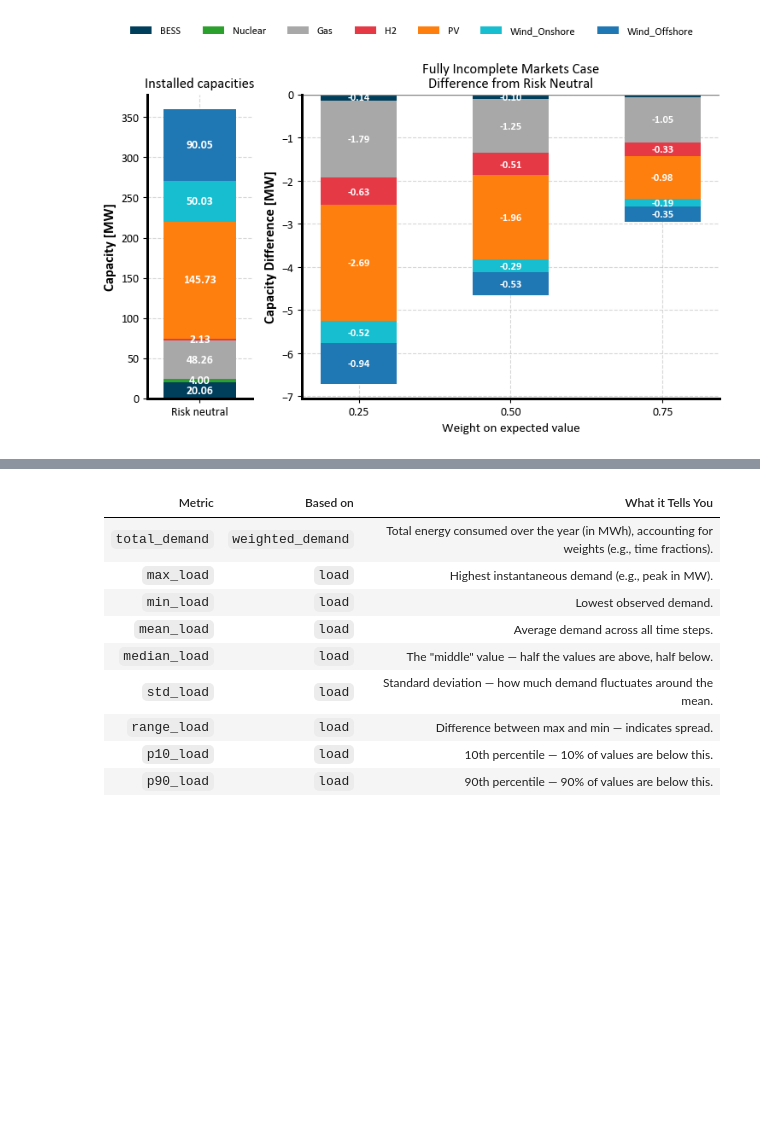
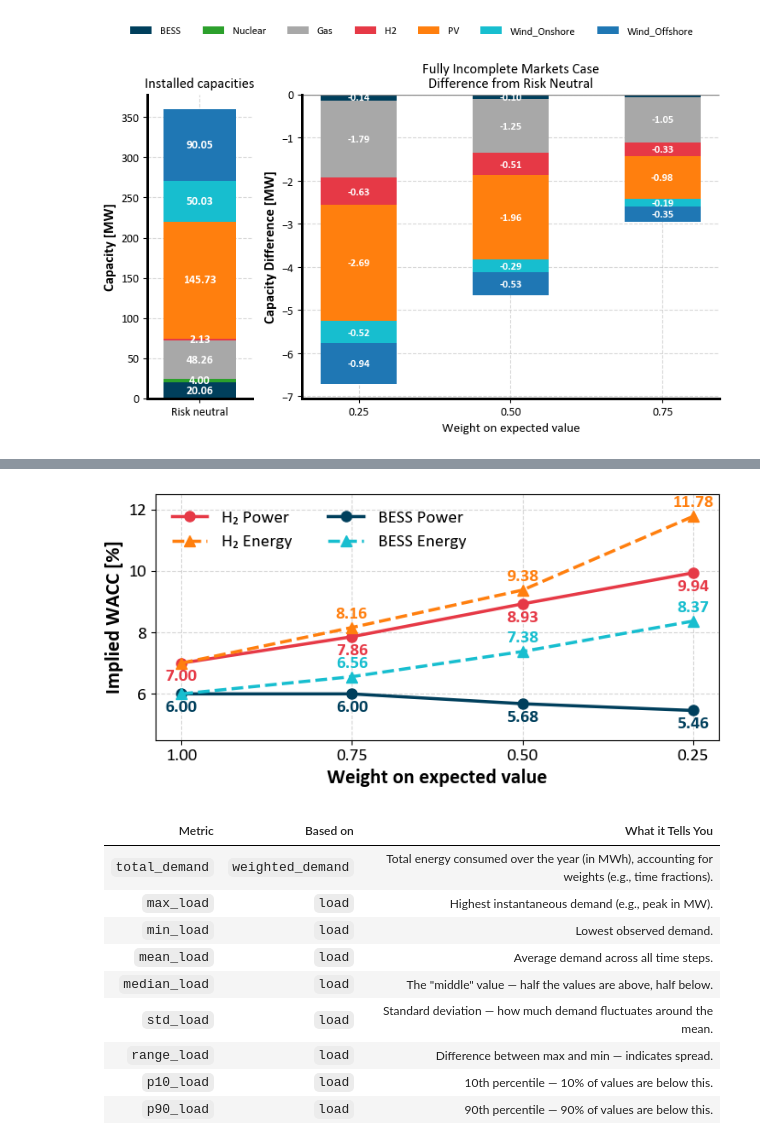
Before and after one commit to Andreas-Makrides-ICL/msc-thesis-incomplete-markets-LDES, a Jupyter notebook: models/Extra/Comparison_central_planner_ADMM/plotting_results.ipynb, the cells around one changed output, grey strips where cells are left out. Saved outputs shown, nothing was run; the diff lists cells and outputs as text; code cells hidden in the pictures; blank space fills up the shorter version.

```diff
--- a/models/Extra/Comparison_central_planner_ADMM/plotting_results.ipynb
+++ b/models/Extra/Comparison_central_planner_ADMM/plotting_results.ipynb
@@ -264,3 +789,88 @@ fig.savefig("inomplete_new.png", dpi=400, bbox_inches='tight')
+# %%
+import matplotlib.pyplot as plt
+import numpy as np
+from matplotlib import rcParams
+
+# ---- poster-ish styling ----
+rcParams['font.family'] = 'sans-serif'
+rcParams['font.sans-serif'] = ['Imperial Sans', 'Calibri', 'DejaVu Sans']
+
+TITLE_FS = 20
+AXIS_LABEL_FS = 16
+TICK_FS = 14
+LEGEND_FS = 14
+ANNOT_FS = 14
+
+# ---- Data ----
+deltas = [1.00, 0.75, 0.50, 0.25]
+
+wacc = {
+    "H₂ Power":   [7.00, 7.86, 8.93, 9.94],
+    "H₂ Energy":  [7.00, 8.16, 9.38, 11.78],
+    "BESS Power": [6.00, 6.00, 5.68, 5.46],
+    "BESS Energy":[6.00, 6.56, 7.38, 8.37],
+}
+
+colors = {
+    "H₂ Power":   "#e63946",   # red
+    "H₂ Energy":  "#ff7f0e",   # orange
+    "BESS Power": "#003f5c",   # dark blue
+    "BESS Energy":"#17becf",   # teal
+}
+
+# Define styles: Power = circle + solid, Energy = triangle + dashed
+styles = {
+    "H₂ Power":   {"marker": "o", "linestyle": "-"},
+    "H₂ Energy":  {"marker": "^", "linestyle": "--"},
+    "BESS Power": {"marker": "o", "linestyle": "-"},
+    "BESS Energy":{"marker": "^", "linestyle": "--"},
+}
+
+# ---- Plot ----
+fig, ax = plt.subplots(figsize=(7,3.5))
+
+for tech, values in wacc.items():
+    ax.plot(deltas, values,
+            marker=styles[tech]["marker"],
+            linestyle=styles[tech]["linestyle"],
+            label=tech,
+            linewidth=2.5, markersize=8,
+            color=colors[tech])
+
+    # Annotate each point
+    for x, y in zip(deltas, values):
+        # Skip duplicate labels at δ=1.0
+        if x == 1.00 and ("Energy" in tech):
+            continue
+
+        # Energy labels above, Power labels below
+        offset = 0.2 if "Energy" in tech else -0.20
+        va = "bottom" if "Energy" in tech else "top"
+
+        ax.text(x, y+offset, f"{y:.2f}",
+                ha="center", va=va,
+                fontsize=ANNOT_FS, color=colors[tech], fontweight="bold")
+
+# ---- Axes formatting ----
+ax.set_xlabel("Weight on expected value", fontsize=AXIS_LABEL_FS, fontweight='bold')
+ax.set_ylabel("Implied WACC [%]", fontsize=AXIS_LABEL_FS, fontweight='bold')
+ax.tick_params(axis='both', labelsize=TICK_FS)
+ax.set_xticks(deltas)
+ax.invert_xaxis()  # so δ=1 (risk neutral) is left
+ax.set_ylim(4.5, 12.5)
+
+# ---- Legend ----
+ax.legend(fontsize=LEGEND_FS, ncol=2, loc="upper left", frameon=False)
+
+# ---- Grid ----
+ax.grid(True, linestyle="--", alpha=0.5)
+
+# ---- Save ----
+plt.tight_layout()
+plt.savefig("wacc_line_poster.png", dpi=400, bbox_inches="tight")
+plt.show()
+# %% [output]
+[figure, added]
 # %% [markdown]
 | Metric         | Based on          | What it Tells You                                                                            |
 | -------------- | ----------------- | -------------------------------------------------------------------------------------------- |
```
Also changed, not shown: parts of 6 cells of this notebook, 7 other files.
